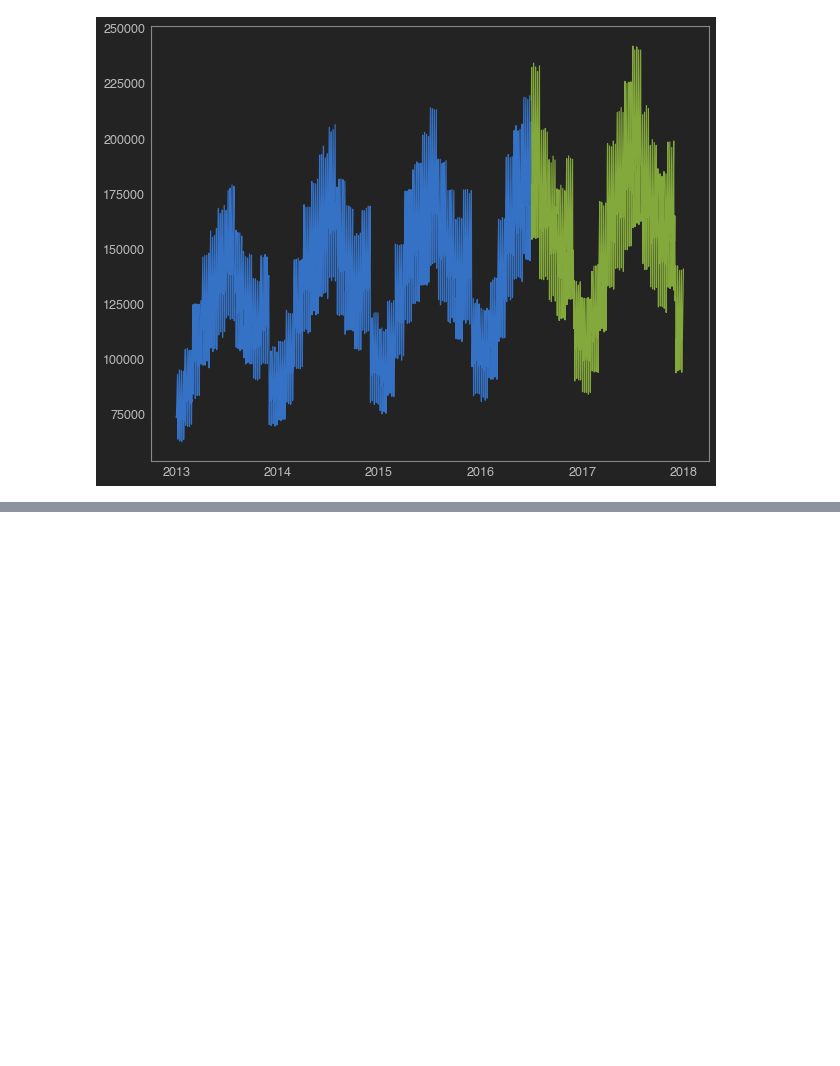
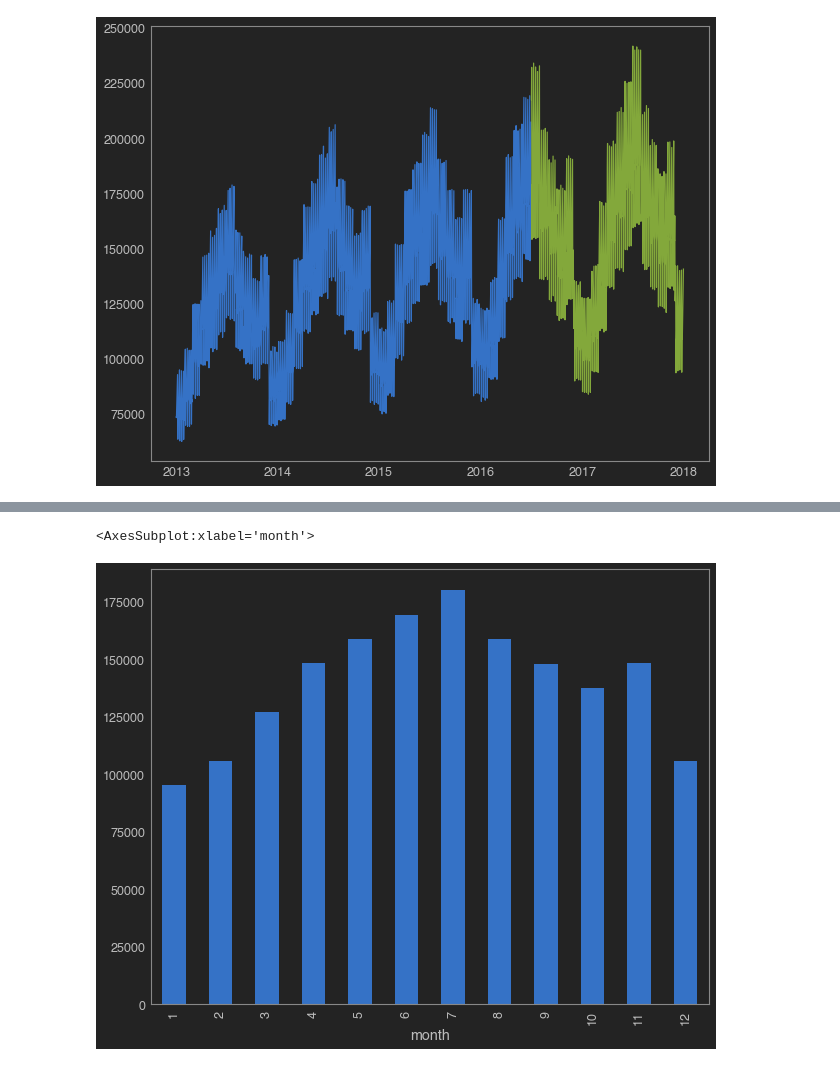
Before and after one commit to Ken-Alviola/time-series-exercises, a Jupyter notebook: explore.ipynb, the cells around one changed output, grey strips where cells are left out. Saved outputs shown, nothing was run; the diff lists cells and outputs as text; code cells hidden in the pictures; blank space fills up the shorter version.

```diff
--- a/explore.ipynb
+++ b/explore.ipynb
@@ -76,0 +102,2 @@ plt.plot(test.index, test.sales_total)
+# %%
+train['month'] = train.index.month
@@ -76,0 +114,5 @@ plt.plot(test.index, test.sales_total)
+# %%
+train.groupby('month').sales_total.mean().plot.bar()
+# %% [output]
+<AxesSubplot:xlabel='month'>
+[figure, added]
```
Also changed, not shown: parts of 47 cells of this notebook.
